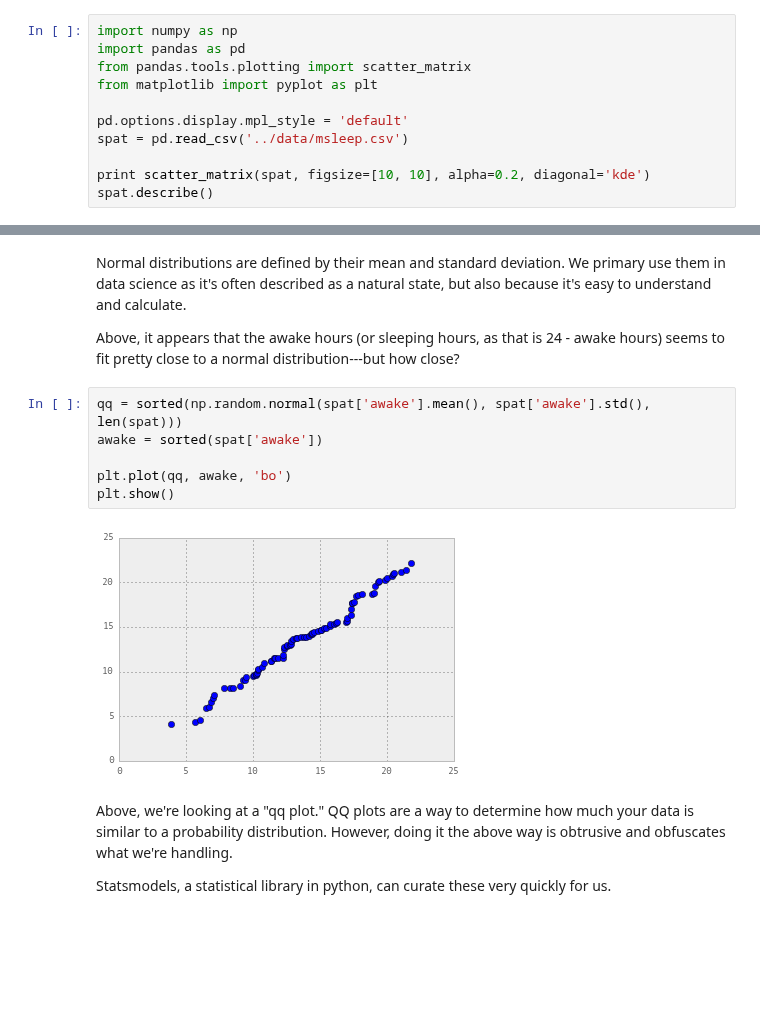
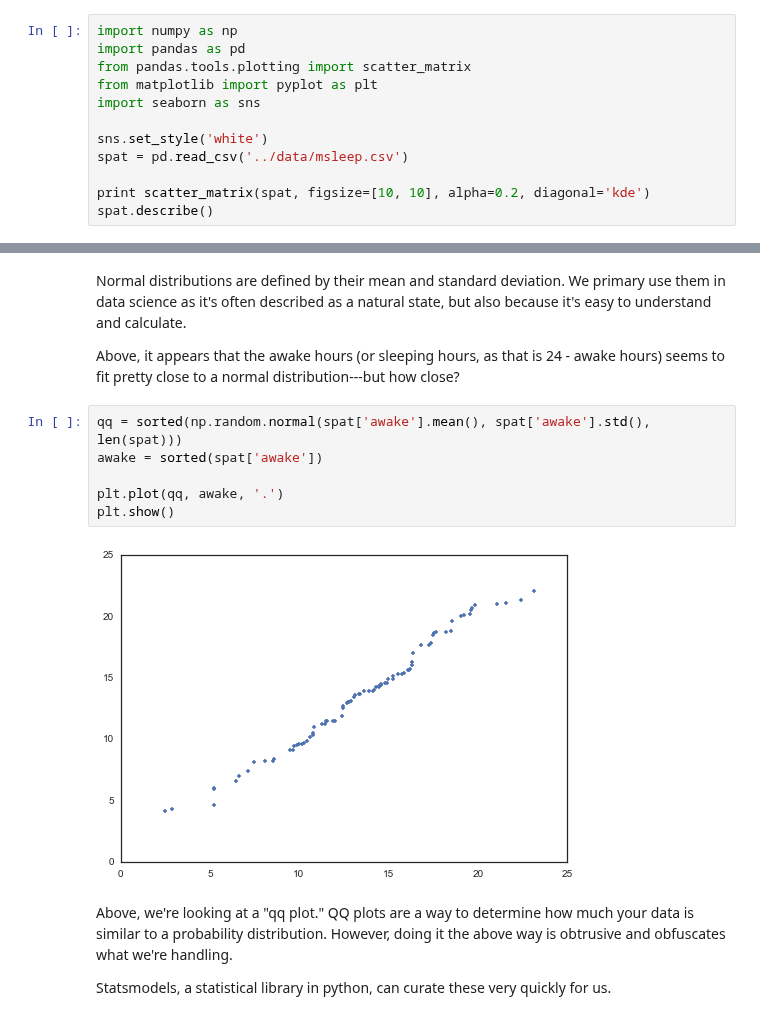
Before and after one commit to podopie/DAT18NYC, a Jupyter notebook: classes/04-linear_regression.ipynb, the cells around one changed output, grey strips where cells are left out. Drawn from its saved outputs; the diff is of its cells as text; blank space fills up the shorter version.

```diff
--- a/classes/04-linear_regression.ipynb
+++ b/classes/04-linear_regression.ipynb
@@ -34,8 +38,9 @@ import numpy as np
 import pandas as pd
 from pandas.tools.plotting import scatter_matrix
 from matplotlib import pyplot as plt
+import seaborn as sns
 
-pd.options.display.mpl_style = 'default'
+sns.set_style('white')
 spat = pd.read_csv('../data/msleep.csv')
 
 print scatter_matrix(spat, figsize=[10, 10], alpha=0.2, diagonal='kde')
@@ -93,11 +98,11 @@ Above, it appears that the awake hours (or sleeping hours, as that is 24 - awake
 # %%
 qq = sorted(np.random.normal(spat['awake'].mean(), spat['awake'].std(), len(spat)))
 awake = sorted(spat['awake'])
 
-plt.plot(qq, awake, 'bo')
+plt.plot(qq, awake, '.')
 plt.show()
 # %% [output]
-[figure, old version]
+[figure, new version]
 # %% [markdown]
 Above, we're looking at a "qq plot." QQ plots are a way to determine how much your data is similar to a probability distribution. However, doing it the above way is obtrusive and obfuscates what we're handling.
 
```
Also changed, not shown: parts of 20 cells of this notebook.
